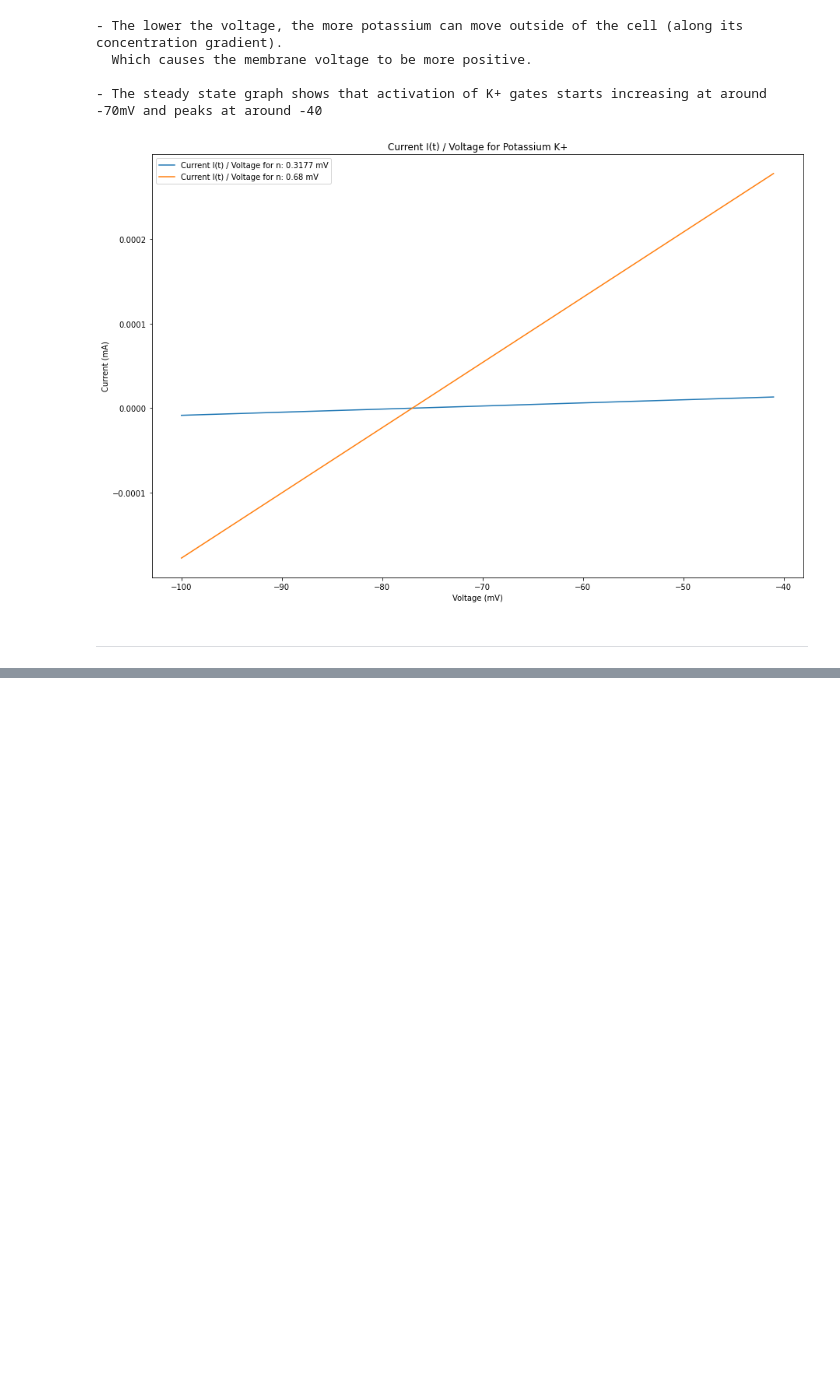
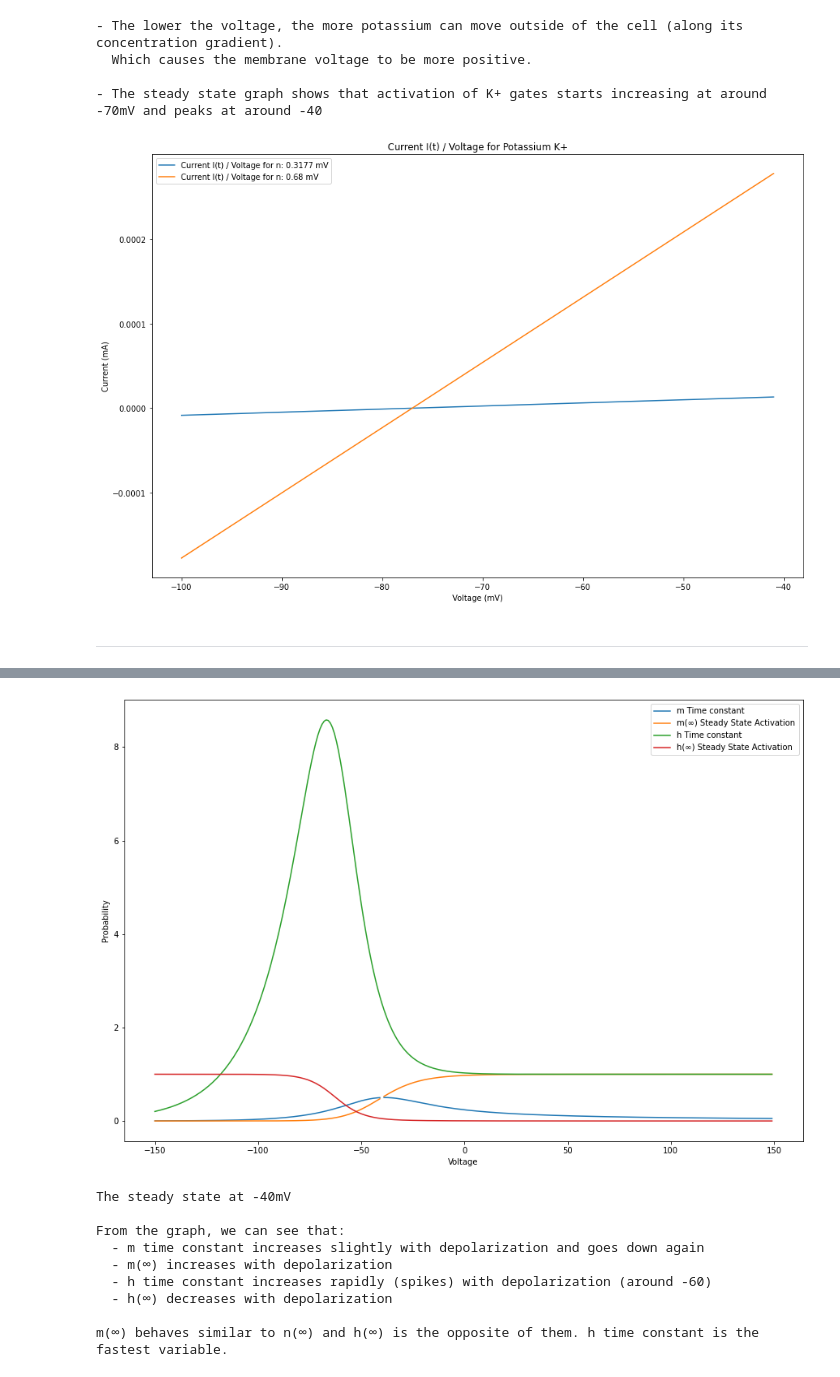
Before and after one commit to ahmedtarek-/MNS_CP_2022, a Jupyter notebook: assignment_6/assignment_6.ipynb, the cells around one changed output, grey strips where cells are left out. Cells and saved outputs as stored; diff of their text form; code cells hidden in the pictures; blank space fills up the shorter version.

```diff
--- a/assignment_6/assignment_6.ipynb
+++ b/assignment_6/assignment_6.ipynb
@@ -143,0 +150,70 @@ plt.show()
+# %%
+NA_REVERSAL = 50          # mV
+NA_CONDUC = 120*10**-6    # Siemens (should've been ^-9 but multiplied with 1000 to compensate for using milli votls)
+
+def alpha_m(voltage):
+    return 0.1 * (voltage + 40) / (1 - np.exp(-0.1*(voltage+40)))
+
+def alpha_h(voltage):
+    return 0.07 * np.exp(-0.05*(voltage+65))
+
+def beta_m(voltage):
+    return 4 * np.exp(-0.0556*(voltage + 65))
+
+def beta_h(voltage):
+    return 1/(1 + np.exp(-0.1*(voltage + 35)))
+
+def NA_current(voltage, m, h):
+    return NA_CONDUC * m**3 * h * (voltage - NA_REVERSAL)
+
+
+def m_steady_state_activation(voltage):
+    return alpha_m(voltage) / (alpha_m(voltage) + beta_m(voltage))
+
+def h_steady_state_activation(voltage):
+    return alpha_h(voltage) / (alpha_h(voltage) + beta_h(voltage))
+
+def m_time_constant(voltage):
+    return 1 / (alpha_m(voltage) + beta_m(voltage))
+
+def h_time_constant(voltage):
+    return 1 / (alpha_h(voltage) + beta_h(voltage))
+
+
+voltages = np.arange(-150, 150, 1)
+
+# Plotting time constant and n
+plt.figure(figsize=(15, 10))
+plt.plot(voltages, [m_time_constant(v) for v in voltages], label = "m Time constant")
+plt.plot(voltages, [m_steady_state_activation(v) for v in voltages], label = "m(∞) Steady State Activation")
+plt.plot(voltages, [h_time_constant(v) for v in voltages], label = "h Time constant")
+plt.plot(voltages, [h_steady_state_activation(v) for v in voltages], label = "h(∞) Steady State Activation")
+plt.xlabel("Voltage")
+plt.ylabel("Probability")
+plt.legend()
+plt.show()
+
+# The steady state at -40mV
+print("The steady state at -40mV")
+steady_state_activation(-40)
+
+print("""
+From the graph, we can see that:
+  - m time constant increases slightly with depolarization and goes down again
+  - m(∞) increases with depolarization
+  - h time constant increases rapidly (spikes) with depolarization (around -60)
+  - h(∞) decreases with depolarization
+
+m(∞) behaves similar to n(∞) and h(∞) is the opposite of them. h time constant is the fastest variable.
+""")
+# %% [output]
+[figure, added]
+The steady state at -40mV
+
+From the graph, we can see that:
+  - m time constant increases slightly with depolarization and goes down again
+  - m(∞) increases with depolarization
+  - h time constant increases rapidly (spikes) with depolarization (around -60)
+  - h(∞) decreases with depolarization
+
+m(∞) behaves similar to n(∞) and h(∞) is the opposite of them. h time constant is the fastest variable.
```
Also changed, not shown: parts of 8 cells of this notebook.
